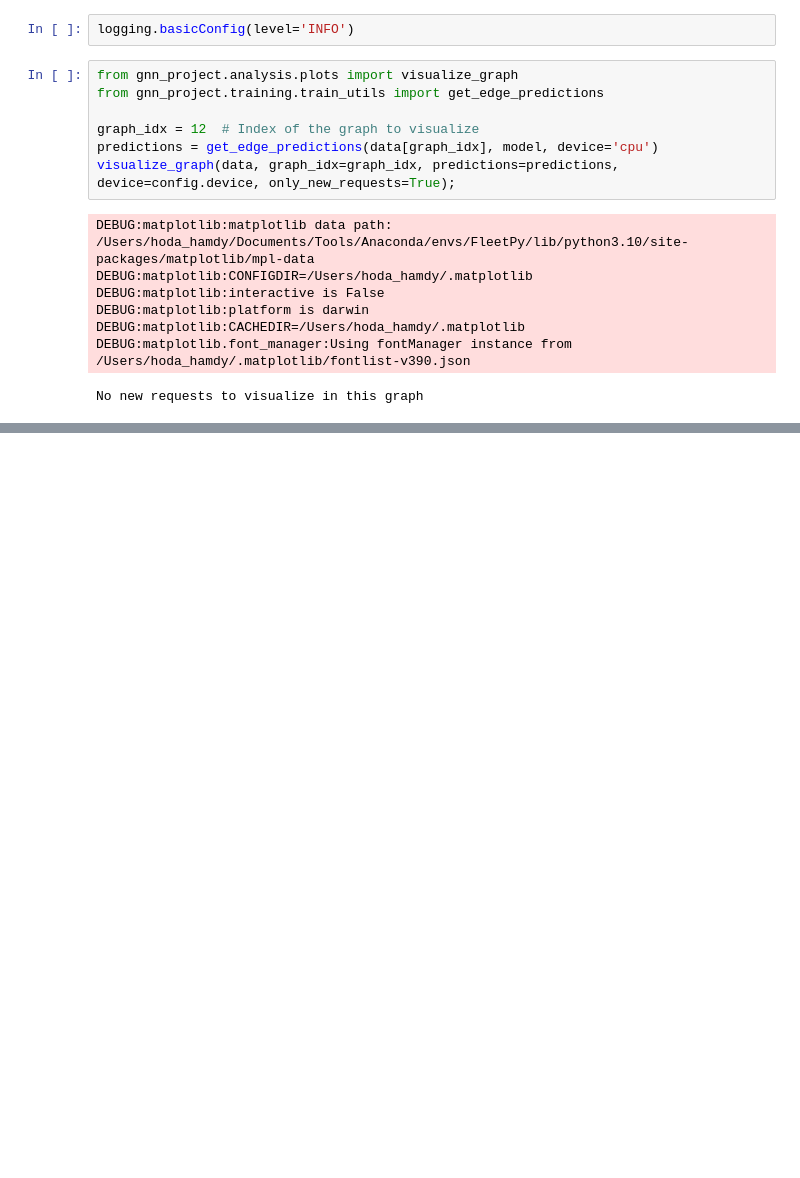
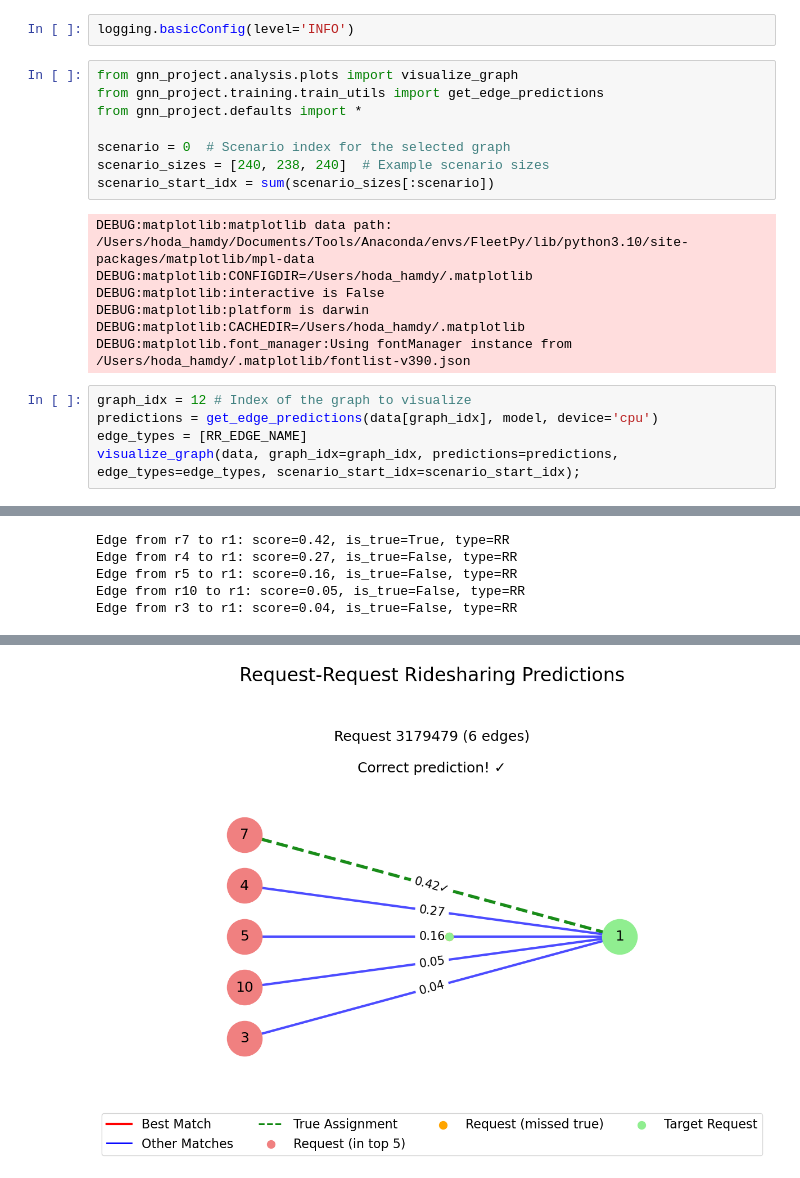
Before and after one commit to TUM-VT/FleetPy, a Jupyter notebook: gnn_project/notebooks/GNN_training.ipynb, the cells around one changed output, grey strips where cells are left out. Saved outputs shown, nothing was run; the diff lists cells and outputs as text; blank space fills up the shorter version.

```diff
--- a/gnn_project/notebooks/GNN_training.ipynb
+++ b/gnn_project/notebooks/GNN_training.ipynb
@@ -56,10 +63,11 @@ logging.basicConfig(level='INFO')
 # %%
 from gnn_project.analysis.plots import visualize_graph
 from gnn_project.training.train_utils import get_edge_predictions
+from gnn_project.defaults import *
 
-graph_idx = 12  # Index of the graph to visualize
-predictions = get_edge_predictions(data[graph_idx], model, device='cpu')
-visualize_graph(data, graph_idx=graph_idx, predictions=predictions, device=config.device, only_new_requests=True);
+scenario = 0  # Scenario index for the selected graph
+scenario_sizes = [240, 238, 240]  # Example scenario sizes
+scenario_start_idx = sum(scenario_sizes[:scenario])
 # %% [output]
 DEBUG:matplotlib:matplotlib data path: /Users/hoda_hamdy/Documents/Tools/Anaconda/envs/FleetPy/lib/python3.10/site-packages/matplotlib/mpl-data
 DEBUG:matplotlib:CONFIGDIR=/Users/hoda_hamdy/.matplotlib
@@ -67,4 +75,9 @@ DEBUG:matplotlib:interactive is False
 DEBUG:matplotlib:platform is darwin
 DEBUG:matplotlib:CACHEDIR=/Users/hoda_hamdy/.matplotlib
 DEBUG:matplotlib.font_manager:Using fontManager instance from /Users/hoda_hamdy/.matplotlib/fontlist-v390.json
-No new requests to visualize in this graph
+# %%
+graph_idx = 12 # Index of the graph to visualize
+predictions = get_edge_predictions(data[graph_idx], model, device='cpu')
+edge_types = [RR_EDGE_NAME]
+visualize_graph(data, graph_idx=graph_idx, predictions=predictions, edge_types=edge_types, scenario_start_idx=scenario_start_idx);
+# %% [output]
@@ -70,0 +101,5 @@ No new requests to visualize in this graph
+Edge from r7 to r1: score=0.42, is_true=True, type=RR
+Edge from r4 to r1: score=0.27, is_true=False, type=RR
+Edge from r5 to r1: score=0.16, is_true=False, type=RR
+Edge from r10 to r1: score=0.05, is_true=False, type=RR
+Edge from r3 to r1: score=0.04, is_true=False, type=RR
@@ -71,3 +123,4 @@ No new requests to visualize in this graph
+[figure, added]
 # %%
 # Analyze model performance over a range of graphs
 from gnn_project.analysis.plots import analyze_model_performance
```
Also changed, not shown: parts of 10 cells of this notebook, 6 other files.
